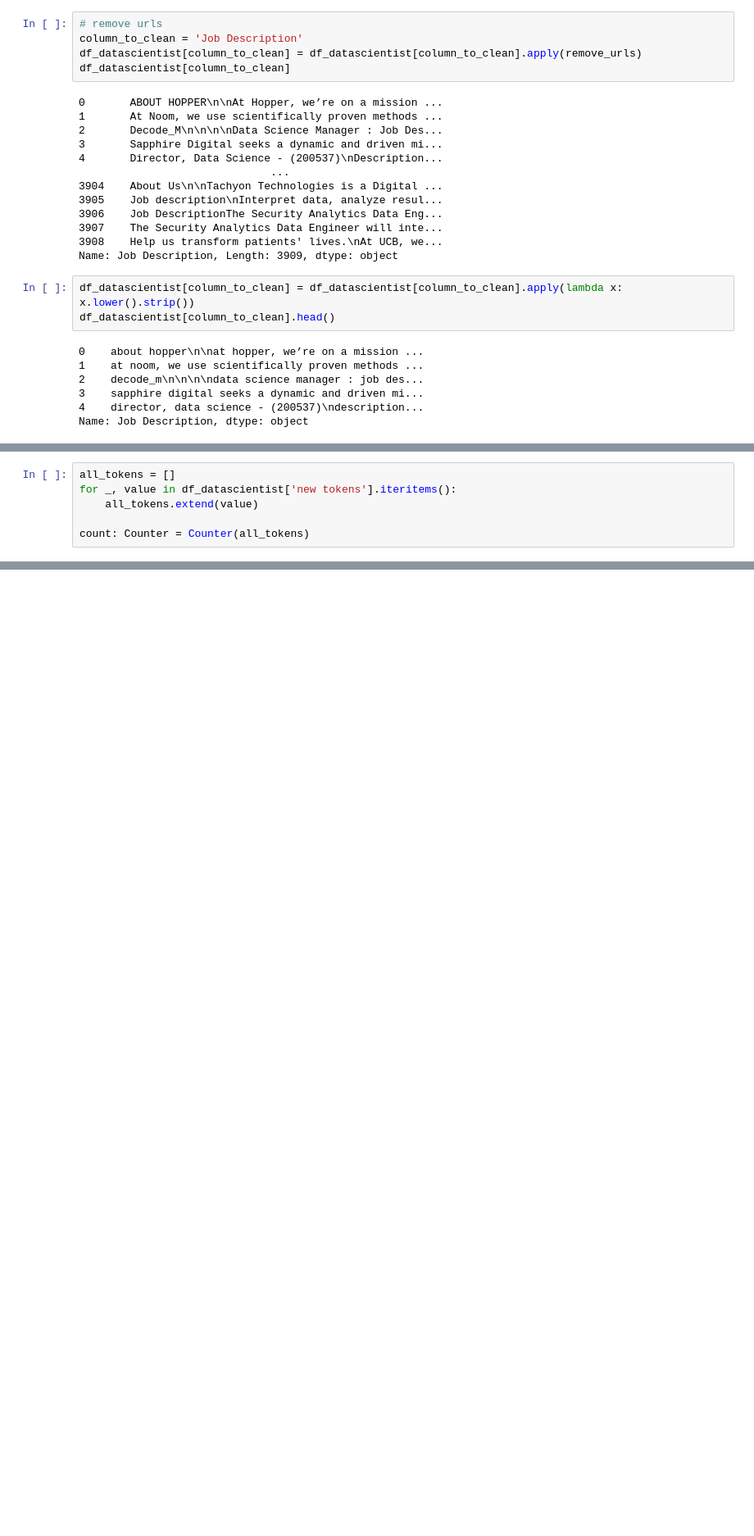
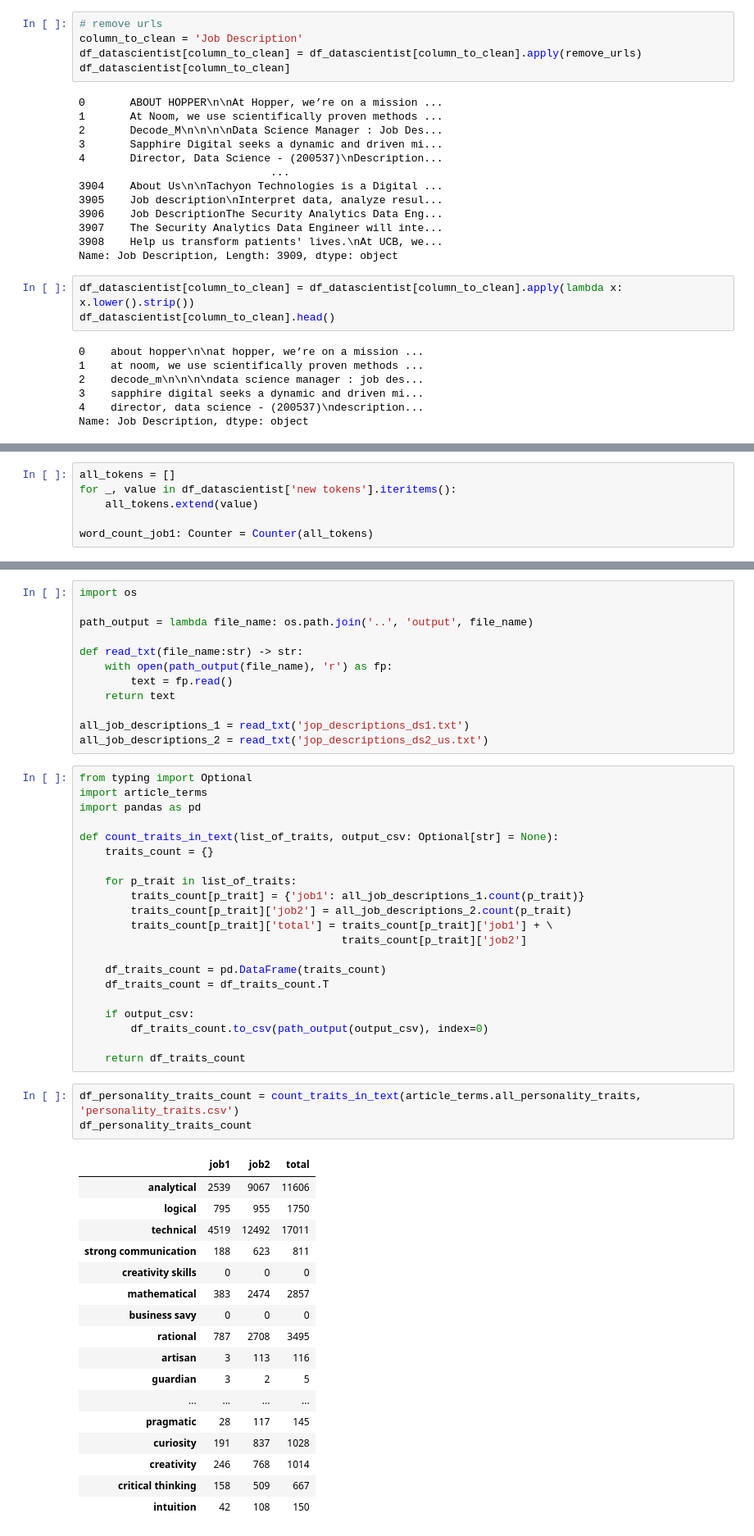
Before and after one commit to Cing2/2AMD20_knowledge, a Jupyter notebook: analysis/jop_postings.ipynb, the cells around one changed output, grey strips where cells are left out. Shown at 82% size. Cells and saved outputs as stored; diff of their text form; blank space fills up the shorter version.

Commit message:
count of skills and traits in job descriptions

```diff
--- a/analysis/jop_postings.ipynb
+++ b/analysis/jop_postings.ipynb
@@ -155,5 +179,5 @@ all_tokens = []
 for _, value in df_datascientist['new tokens'].iteritems():
     all_tokens.extend(value)
 
-count: Counter = Counter(all_tokens)
+word_count_job1: Counter = Counter(all_tokens)
 # %%
@@ -190,0 +271,54 @@ count['python']
+# %%
+import os
+
+path_output = lambda file_name: os.path.join('..', 'output', file_name)
+
+def read_txt(file_name:str) -> str:
+    with open(path_output(file_name), 'r') as fp:
+        text = fp.read()
+    return text
+
+all_job_descriptions_1 = read_txt('jop_descriptions_ds1.txt')
+all_job_descriptions_2 = read_txt('jop_descriptions_ds2_us.txt')
+# %%
+from typing import Optional
+import article_terms
+import pandas as pd
+
+def count_traits_in_text(list_of_traits, output_csv: Optional[str] = None):
+    traits_count = {}
+
+    for p_trait in list_of_traits:
+        traits_count[p_trait] = {'job1': all_job_descriptions_1.count(p_trait)}
+        traits_count[p_trait]['job2'] = all_job_descriptions_2.count(p_trait)
+        traits_count[p_trait]['total'] = traits_count[p_trait]['job1'] + \
+                                         traits_count[p_trait]['job2']
+
+    df_traits_count = pd.DataFrame(traits_count)
+    df_traits_count = df_traits_count.T
+
+    if output_csv:
+        df_traits_count.to_csv(path_output(output_csv), index=0)
+
+    return df_traits_count
+# %%
+df_personality_traits_count = count_traits_in_text(article_terms.all_personality_traits, 'personality_traits.csv')
+df_personality_traits_count
+# %% [output]
+|  | job1 | job2 | total |
+| analytical | 2539 | 9067 | 11606 |
+| logical | 795 | 955 | 1750 |
+| technical | 4519 | 12492 | 17011 |
+| strong communication | 188 | 623 | 811 |
+| creativity skills | 0 | 0 | 0 |
+| mathematical | 383 | 2474 | 2857 |
+| business savy | 0 | 0 | 0 |
+| rational | 787 | 2708 | 3495 |
+| artisan | 3 | 113 | 116 |
+| guardian | 3 | 2 | 5 |
+| ... | ... | ... | ... |
+| pragmatic | 28 | 117 | 145 |
+| curiosity | 191 | 837 | 1028 |
+| creativity | 246 | 768 | 1014 |
+| critical thinking | 158 | 509 | 667 |
+| intuition | 42 | 108 | 150 |
```
Also changed, not shown: parts of 19 cells of this notebook, 7 other files.
